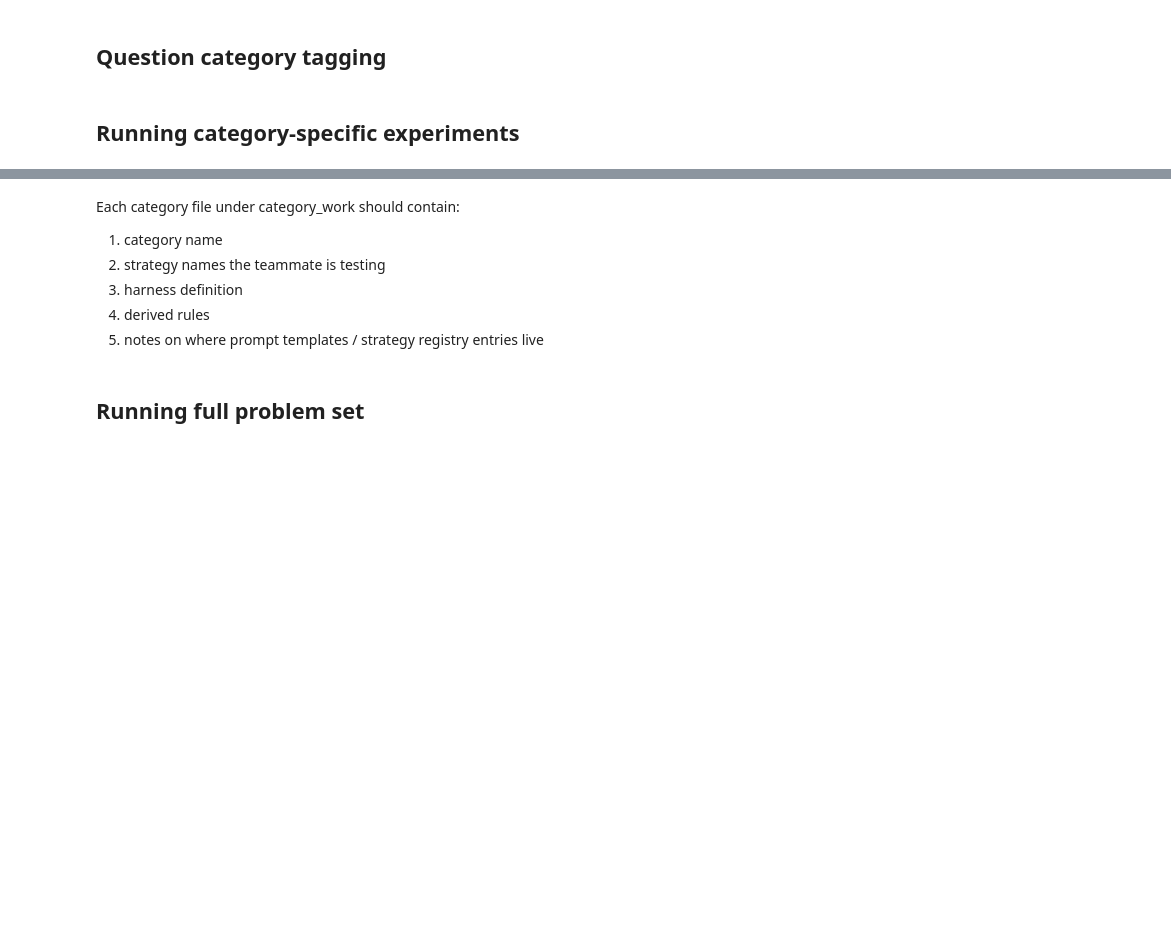
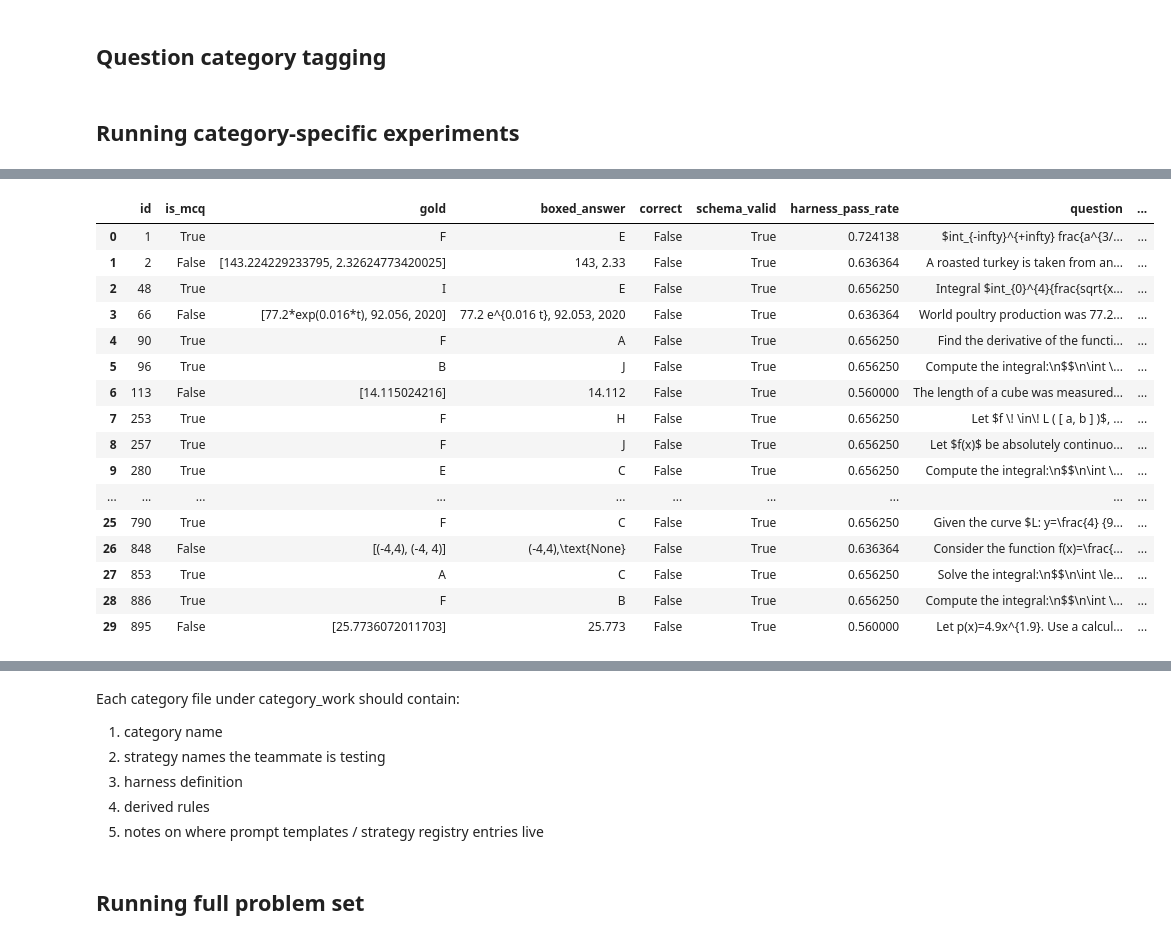
Before and after one commit to kyxz1813/CSE151B_Kaggle, a Jupyter notebook: Runner.ipynb, the cells around one changed output, grey strips where cells are left out. Cells and saved outputs as stored; diff of their text form; code cells hidden in the pictures; blank space fills up the shorter version.

```diff
--- a/Runner.ipynb
+++ b/Runner.ipynb
@@ -152,19 +172,18 @@ SPLIT_SEED = 414
 CACHE_DIR = None
 HF_HOME_DIR = None
 
-MAX_INPUT_TOKENS = 4096 #4096
-MAX_MODEL_LEN = 4096 #4096
+MAX_INPUT_TOKENS = 8192 #4096
+MAX_MODEL_LEN = 8192 #4096
 
-MAX_NEW_TOKENS_SMOKE = 256 #256
-MAX_NEW_TOKENS_BASELINE = 1024 #1024
+MAX_NEW_TOKENS_SMOKE = 8192 #32768
+MAX_NEW_TOKENS_BASELINE = 8192 #1024
 
-INFERENCE_BACKEND = "transformers"
+INFERENCE_BACKEND = "vllm"
 
-BATCH_SIZE = 1
-LOAD_IN_4BIT = True
+BATCH_SIZE = 32
+LOAD_IN_4BIT = False
 
-
-MAX_TOKENS = 512
+MAX_TOKENS = 8192
 
 os.environ["CUDA_VISIBLE_DEVICES"] = GPU_ID
 
@@ -1487,10 +1643,12 @@ RULE_ANNOTATION_DIR = RESULTS_DIR / "baseline3_rule_annotations"
 RULE_ANNOTATION_DIR.mkdir(parents=True, exist_ok=True)
 
 RULE_CATEGORIES = [
+    "arithmetic_algebra",
+    "statistics_probability",
+    "applied_word_problem",
     "calculus",
+    "geometry_trig",
     "general_math",
-    "linear_algebra",
-    "discrete_algorithm",
 ]
 
 tagged_public_with_rules = prepare_and_save_rule_annotations(
@@ -1502,7 +1660,10 @@ tagged_public_with_rules = prepare_and_save_rule_annotations(
 )
 
 print(tagged_public_with_rules.summary())
-print(rule_distribution([
+
+smoke_rule_rows = [
     r for r in tagged_public_with_rules.records
     if r.get("primary_category") in RULE_CATEGORIES
-]))
+]
+
+print(rule_distribution(smoke_rule_rows))
@@ -1621,3 +2297,5 @@ print_ablation_wrong_rows(
+# %%
+ABLATION_CATEGORIES = ["calculus"]
 # %%
 full_ablation = run_category_strategy_ablation(
     problem_set=tagged_public_with_rules,
@@ -1647,26 +2341,44 @@ print(full_ablation["artifacts"])
 # %%
 wrong_df = ablation_wrong_rows_frame(
     full_ablation,
-    category="discrete_algorithm",
+    category="calculus",
     strategy_name="baseline3_adaptive_rules",
     max_rows=30,
     max_question_chars=1000,
     max_response_chars=2500,
 )
 
 display(wrong_df[
     [
         "id",
         "is_mcq",
         "gold",
         "boxed_answer",
         "correct",
         "schema_valid",
         "harness_pass_rate",
         "question",
         "response_tail",
     ]
 ])
+# %% [output]
+|  | id | is_mcq | gold | boxed_answer | correct | schema_valid | harness_pass_rate | question | ... |
+| 0 | 1 | True | F | E | False | True | 0.724138 | $int_{-infty}^{+infty} frac{a^{3/... | ... |
+| 1 | 2 | False | [143.224229233795, 2.32624773420025] | 143, 2.33 | False | True | 0.636364 | A roasted turkey is taken from an... | ... |
+| 2 | 48 | True | I | E | False | True | 0.656250 | Integral $int_{0}^{4}{frac{sqrt{x... | ... |
+| 3 | 66 | False | [77.2*exp(0.016*t), 92.056, 2020] | 77.2 e^{0.016 t}, 92.053, 2020 | False | True | 0.636364 | World poultry production was 77.2... | ... |
+| 4 | 90 | True | F | A | False | True | 0.656250 | Find the derivative of the functi... | ... |
+| 5 | 96 | True | B | J | False | True | 0.656250 | Compute the integral:\n$$\n\int \... | ... |
+| 6 | 113 | False | [14.115024216] | 14.112 | False | True | 0.560000 | The length of a cube was measured... | ... |
+| 7 | 253 | True | F | H | False | True | 0.656250 | Let $f \! \in\! L ( [ a, b ] )$, ... | ... |
+| 8 | 257 | True | F | J | False | True | 0.656250 | Let $f(x)$ be absolutely continuo... | ... |
+| 9 | 280 | True | E | C | False | True | 0.656250 | Compute the integral:\n$$\n\int \... | ... |
+| ... | ... | ... | ... | ... | ... | ... | ... | ... | ... |
+| 25 | 790 | True | F | C | False | True | 0.656250 | Given the curve $L: y=\frac{4} {9... | ... |
+| 26 | 848 | False | [(-4,4), (-4, 4)] | (-4,4),\text{None} | False | True | 0.636364 | Consider the function f(x)=\frac{... | ... |
+| 27 | 853 | True | A | C | False | True | 0.656250 | Solve the integral:\n$$\n\int \le... | ... |
+| 28 | 886 | True | F | B | False | True | 0.656250 | Compute the integral:\n$$\n\int \... | ... |
+| 29 | 895 | False | [25.7736072011703] | 25.773 | False | True | 0.560000 | Let p(x)=4.9x^{1.9}. Use a calcul... | ... |
 # %%
 print_ablation_wrong_rows(
     full_ablation,
```
Also changed, not shown: parts of 48 cells of this notebook, 11 other files.
